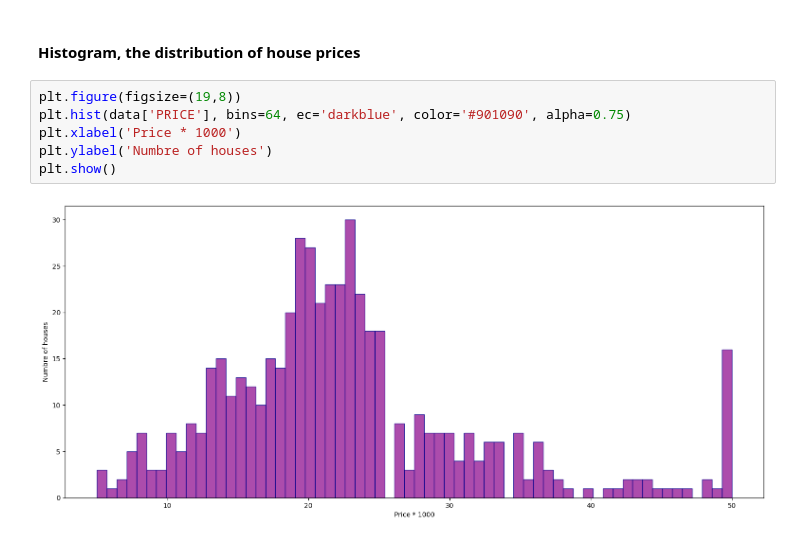
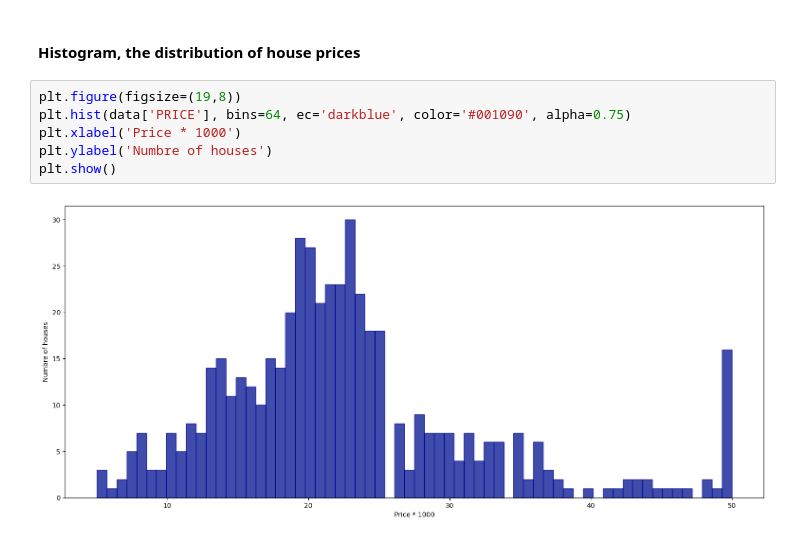
Before and after one commit to sydibyd/Python, a Jupyter notebook: Data Exploration.ipynb, the cells around one changed output. Cells and saved outputs as stored; diff of their text form.

```diff
--- a/Data Exploration.ipynb
+++ b/Data Exploration.ipynb
@@ -220,9 +221,9 @@ memory usage: 55.5 KB
 #### Histogram, the distribution of house prices
 # %%
 plt.figure(figsize=(19,8))
-plt.hist(data['PRICE'], bins=64, ec='darkblue', color='#901090', alpha=0.75)
+plt.hist(data['PRICE'], bins=64, ec='darkblue', color='#001090', alpha=0.75)
 plt.xlabel('Price * 1000')
 plt.ylabel('Numbre of houses')
 plt.show()
 # %% [output]
-[figure, old version]
+[figure, new version]
```
Also changed, not shown: parts of 7 cells of this notebook.
